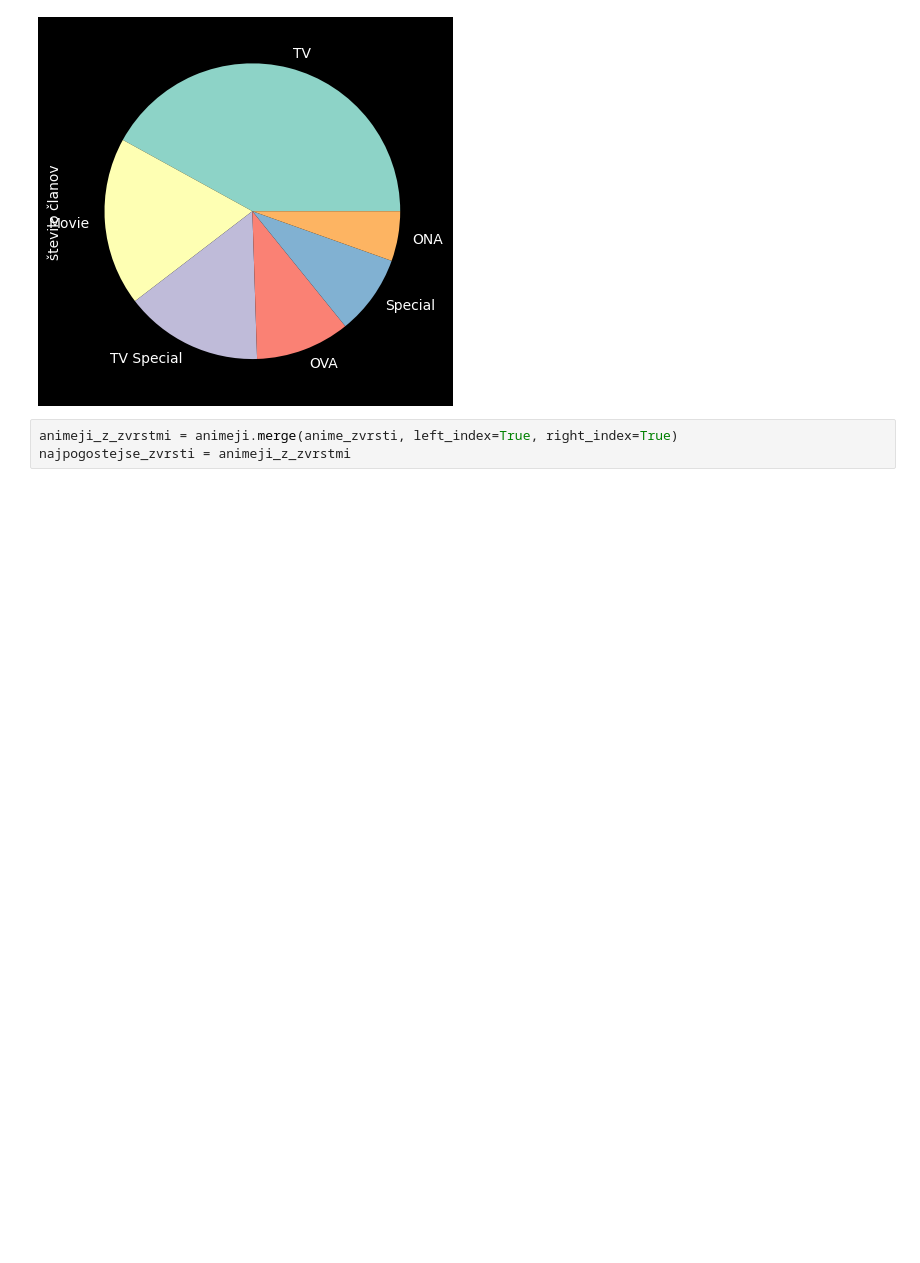
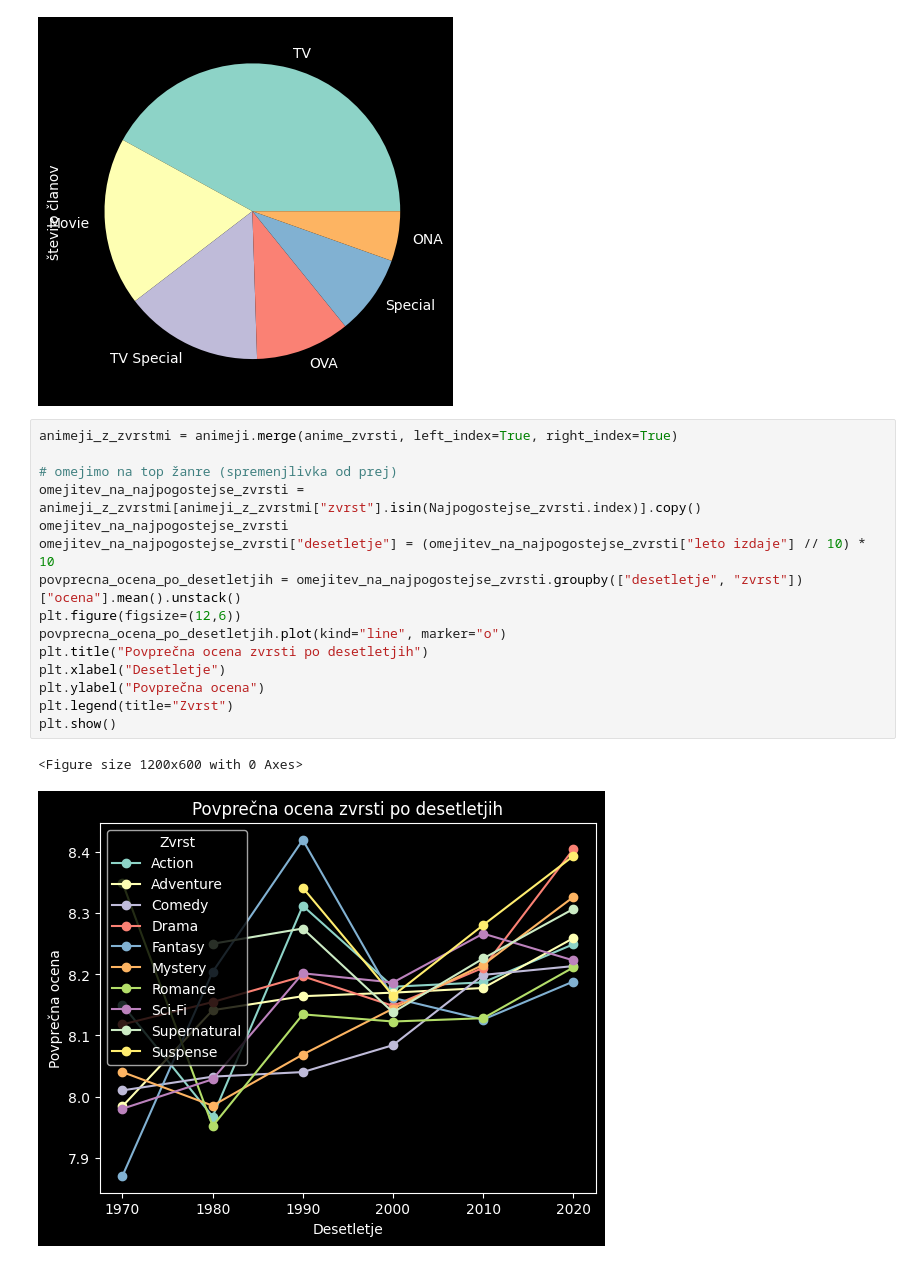
Before and after one commit to voljatel/Projektna-UVP, a Jupyter notebook: analiza-podatkov.ipynb, the cells around one changed output. Drawn from its saved outputs; the diff is of its cells as text; blank space fills up the shorter version.

Commit message:
dodal povprečne ocene zvrsti po desetletjih

```diff
--- a/analiza-podatkov.ipynb
+++ b/analiza-podatkov.ipynb
@@ -190,4 +189,19 @@ povprecna_popularnost_po_tipih.plot(kind="pie")
 [figure]
 # %%
 animeji_z_zvrstmi = animeji.merge(anime_zvrsti, left_index=True, right_index=True)
-najpogostejse_zvrsti = animeji_z_zvrstmi
+
+# omejimo na top žanre (spremenjlivka od prej)
+omejitev_na_najpogostejse_zvrsti = animeji_z_zvrstmi[animeji_z_zvrstmi["zvrst"].isin(Najpogostejse_zvrsti.index)].copy()
+omejitev_na_najpogostejse_zvrsti
+omejitev_na_najpogostejse_zvrsti["desetletje"] = (omejitev_na_najpogostejse_zvrsti["leto izdaje"] // 10) * 10
+povprecna_ocena_po_desetletjih = omejitev_na_najpogostejse_zvrsti.groupby(["desetletje", "zvrst"])["ocena"].mean().unstack()
+plt.figure(figsize=(12,6))
+povprecna_ocena_po_desetletjih.plot(kind="line", marker="o")
+plt.title("Povprečna ocena zvrsti po desetletjih")
+plt.xlabel("Desetletje")
+plt.ylabel("Povprečna ocena")
+plt.legend(title="Zvrst")
+plt.show()
+# %% [output]
+<Figure size 1200x600 with 0 Axes>
+[figure, added]
```
Also changed, not shown: parts of 1 cell of this notebook.
